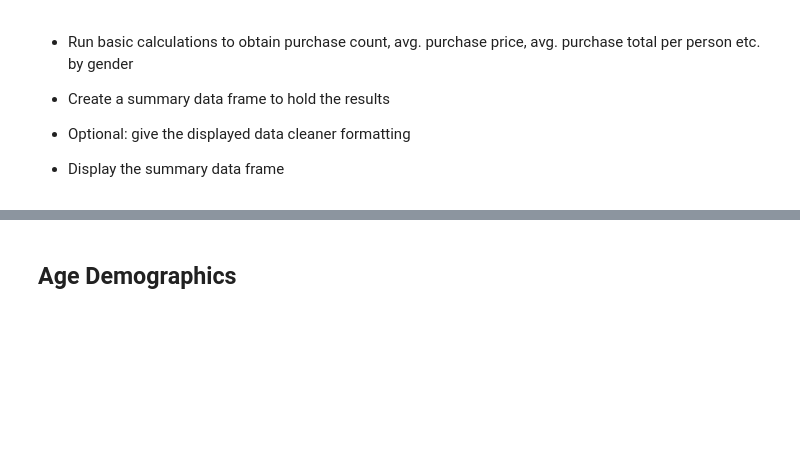
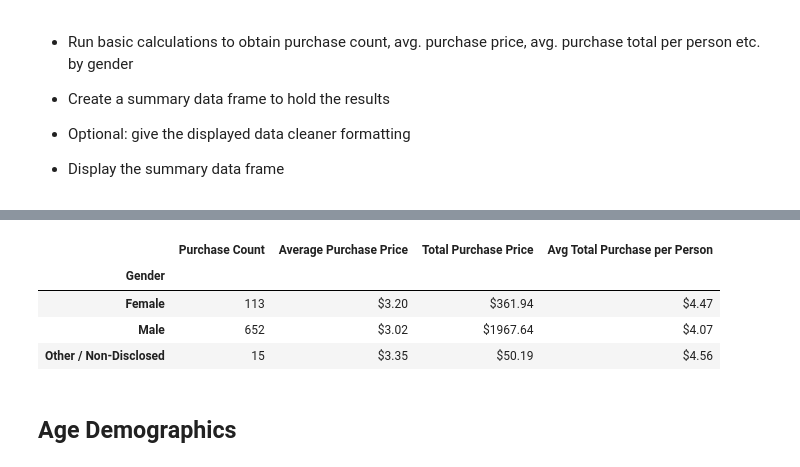
Before and after one commit to nicpie-bit/Gaming-Purchases-Analysis, a Jupyter notebook: HeroesOfPymoil/HeroesOfPymoil_starter.ipynb, the cells around one changed output, grey strips where cells are left out. Drawn from its saved outputs; the diff is of its cells as text; code cells hidden in the pictures; blank space fills up the shorter version.

```diff
--- a/HeroesOfPymoil/HeroesOfPymoil_starter.ipynb
+++ b/HeroesOfPymoil/HeroesOfPymoil_starter.ipynb
@@ -110,3 +145,34 @@ summary_df2
+# %%
+#Group original DataFrame by Gender
+group_by_gender_df2 = purchase_data_df.groupby("Gender")
+
+#Find Purchase Count, Avg Purchase Price, Avg Total Purchase per person, Total purchase value
+purchase_count = group_by_gender_df2["Purchase ID"].count()
+avg_purchase_price = group_by_gender_df2["Price"].mean()
+total_purchase_price = group_by_gender_df2["Price"].sum()
+avg_total_purchase_per_person = total_purchase_price / gender_count
+
+#Create summary DataFrame
+summary_df3 = pd.DataFrame({
+    "Purchase Count":purchase_count,
+    "Average Purchase Price":avg_purchase_price,
+    "Total Purchase Price":total_purchase_price,
+    "Avg Total Purchase per Person":avg_total_purchase_per_person
+})
+summary_df3
+
+#Re Format the DataFrame
+reformat_summary_df = summary_df3.copy()
+reformat_summary_df["Average Purchase Price"] = reformat_summary_df["Average Purchase Price"].map("${:.2f}".format)
+reformat_summary_df["Total Purchase Price"] = reformat_summary_df["Total Purchase Price"].map("${:.2f}".format)
+reformat_summary_df["Avg Total Purchase per Person"] = reformat_summary_df["Avg Total Purchase per Person"].map("${:.2f}".format)
+reformat_summary_df
+# %% [output]
+|  | Purchase Count | Average Purchase Price | Total Purchase Price | Avg Total Purchase per Person |
+| Gender |  |  |  |  |
+| Female | 113 | $3.20 | $361.94 | $4.47 |
+| Male | 652 | $3.02 | $1967.64 | $4.07 |
+| Other / Non-Disclosed | 15 | $3.35 | $50.19 | $4.56 |
 # %% [markdown]
 ## Age Demographics
 # %% [markdown]
```
Also changed, not shown: parts of 6 cells of this notebook, 1 other file.
